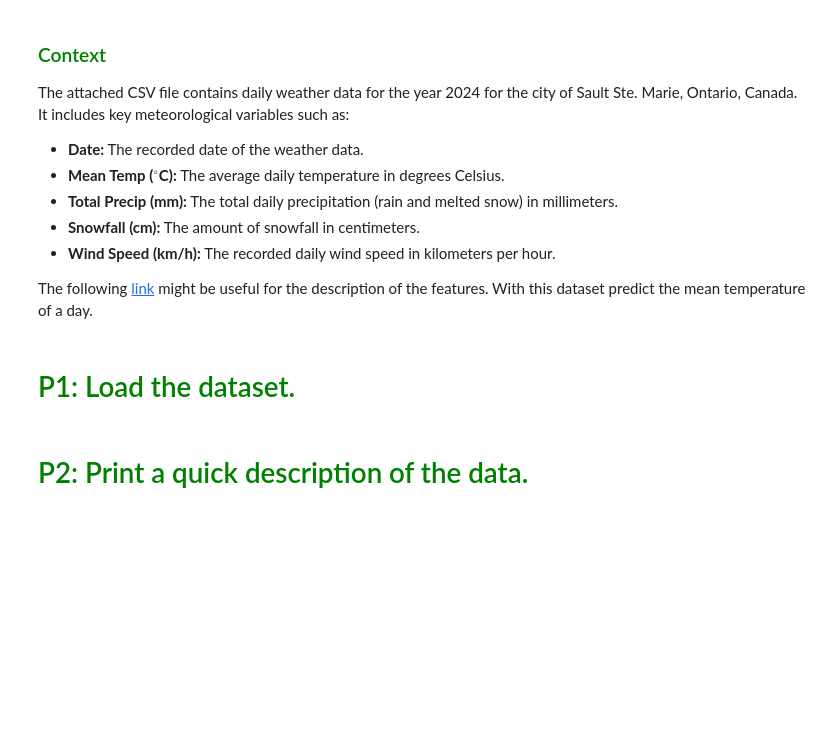
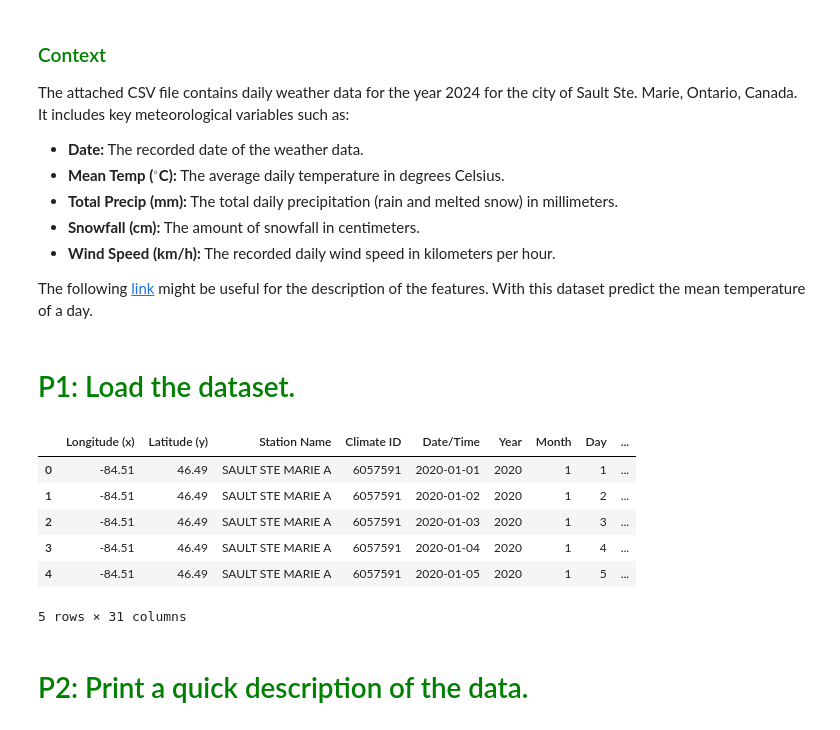
Before and after one commit to Zhaoleon9/PythonAssignments, a Jupyter notebook: Assignment-4.ipynb, the cells around one changed output. Saved outputs shown, nothing was run; the diff lists cells and outputs as text; code cells hidden in the pictures; blank space fills up the shorter version.

```diff
--- a/Assignment-4.ipynb
+++ b/Assignment-4.ipynb
@@ -34,3 +32,19 @@ The following <a href="https://climate.weather.gc.ca/glossary_e.html">link</a> m
+# %%
+#Codes of P1 here
+import pandas as pd
+import numpy as np
+import matplotlib.pyplot as plt
+
+out_pd = pd.read_csv('out.csv')
+out_pd.head()
+# %% [output]
+|  | Longitude (x) | Latitude (y) | Station Name | Climate ID | Date/Time | Year | Month | Day | ... |
+| 0 | -84.51 | 46.49 | SAULT STE MARIE A | 6057591 | 2020-01-01 | 2020 | 1 | 1 | ... |
+| 1 | -84.51 | 46.49 | SAULT STE MARIE A | 6057591 | 2020-01-02 | 2020 | 1 | 2 | ... |
+| 2 | -84.51 | 46.49 | SAULT STE MARIE A | 6057591 | 2020-01-03 | 2020 | 1 | 3 | ... |
+| 3 | -84.51 | 46.49 | SAULT STE MARIE A | 6057591 | 2020-01-04 | 2020 | 1 | 4 | ... |
+| 4 | -84.51 | 46.49 | SAULT STE MARIE A | 6057591 | 2020-01-05 | 2020 | 1 | 5 | ... |
+5 rows × 31 columns
 # %% [markdown]
 # <span style="color:Green">P2: Print a quick description of the data.</span>
 # %%
```
Also changed, not shown: parts of 10 cells of this notebook.
